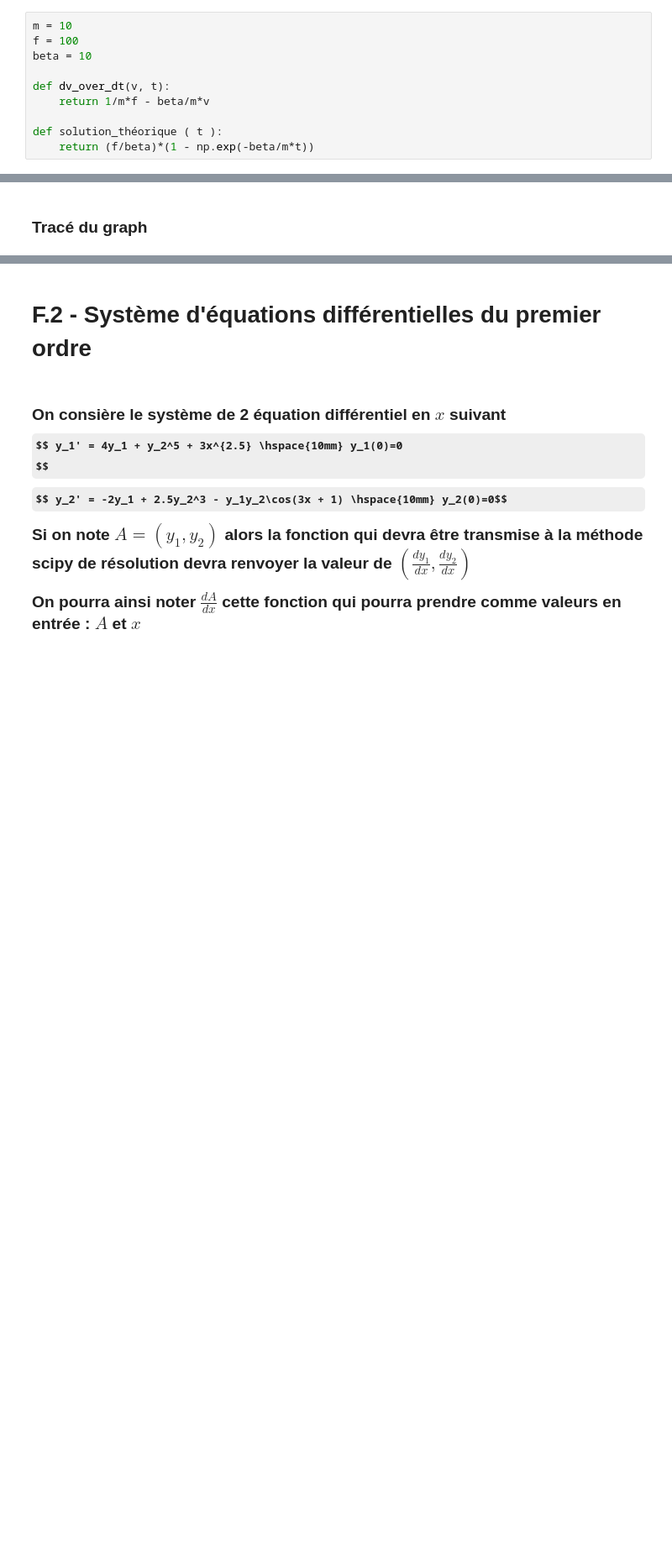
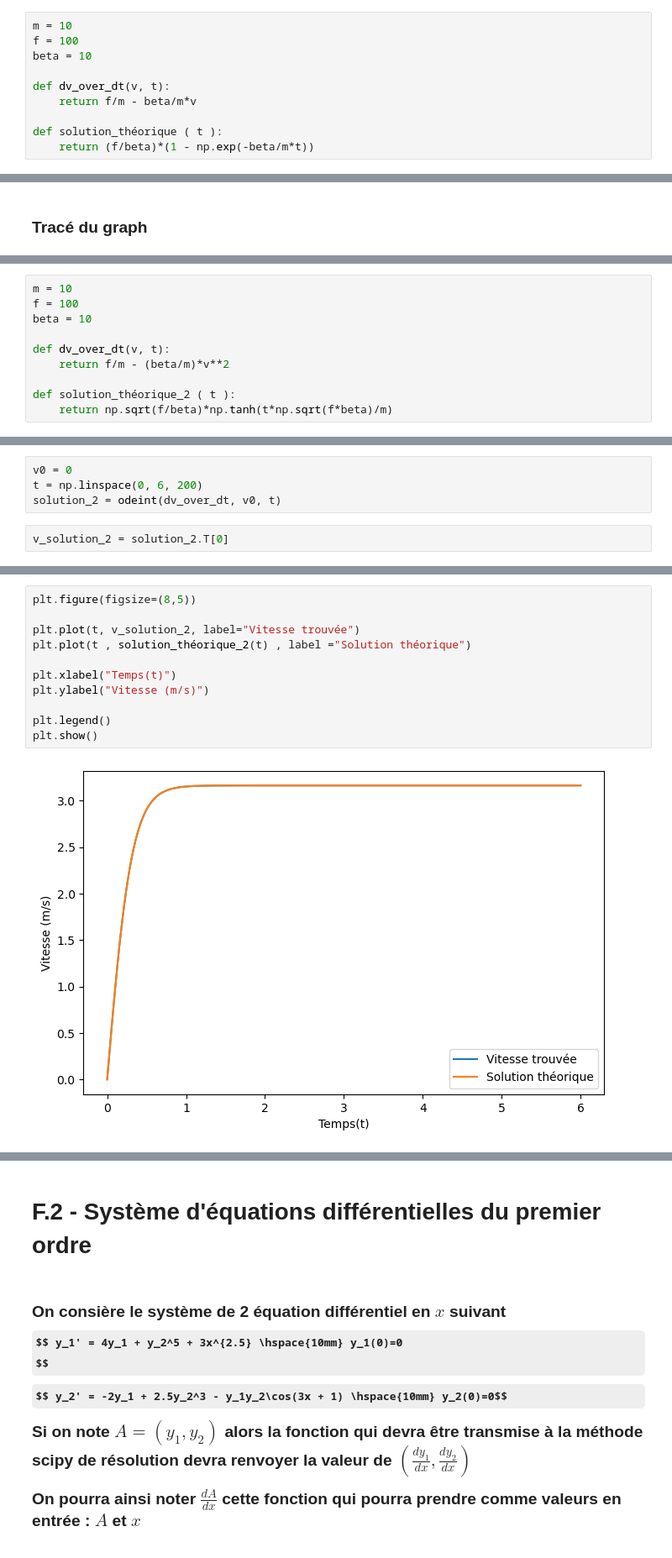
Before and after one commit to Brice-KENGNI-ZANGUIM/Python-pour-les-Mathematiques, a Jupyter notebook: Bibliothèque Scipy.ipynb, the cells around one changed output, grey strips where cells are left out. Shown at 84% size. Cells and saved outputs as stored; diff of their text form; some formulas as TeX source; blank space fills up the shorter version.

```diff
--- a/Bibliothèque Scipy.ipynb
+++ b/Bibliothèque Scipy.ipynb
@@ -536,7 +536,7 @@ f = 100
 beta = 10
 
 def dv_over_dt(v, t):
-    return 1/m*f - beta/m*v
+    return f/m - beta/m*v
 
 def solution_théorique ( t ):
     return (f/beta)*(1 - np.exp(-beta/m*t))
@@ -567,0 +577,10 @@ plt.show()
+# %%
+m = 10
+f = 100
+beta = 10
+
+def dv_over_dt(v, t):
+    return f/m - (beta/m)*v**2
+
+def solution_théorique_2 ( t ):
+    return np.sqrt(f/beta)*np.tanh(t*np.sqrt(f*beta)/m)
@@ -567,0 +589,6 @@ plt.show()
+# %%
+v0 = 0
+t = np.linspace(0, 6, 200)
+solution_2 = odeint(dv_over_dt, v0, t)
+# %%
+v_solution_2 = solution_2.T[0]
@@ -567,0 +597,13 @@ plt.show()
+# %%
+plt.figure(figsize=(8,5))
+
+plt.plot(t, v_solution_2, label="Vitesse trouvée")
+plt.plot(t , solution_théorique_2(t) , label ="Solution théorique")
+
+plt.xlabel("Temps(t)")
+plt.ylabel("Vitesse (m/s)")
+
+plt.legend()
+plt.show()
+# %% [output]
+[figure, added]
```
Also changed, not shown: parts of 15 cells of this notebook.
